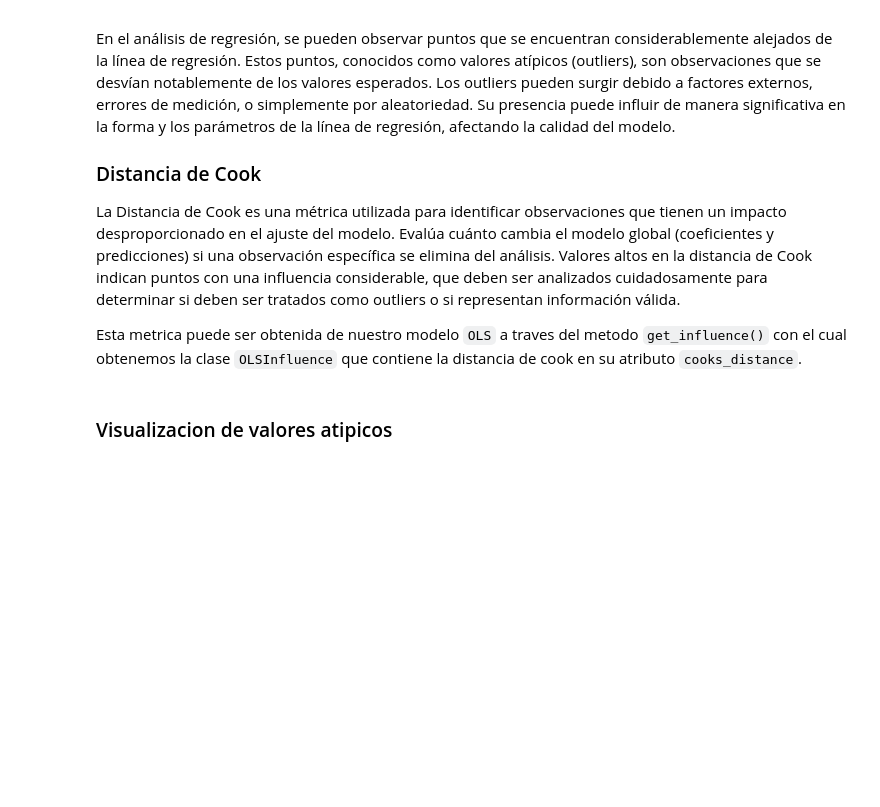
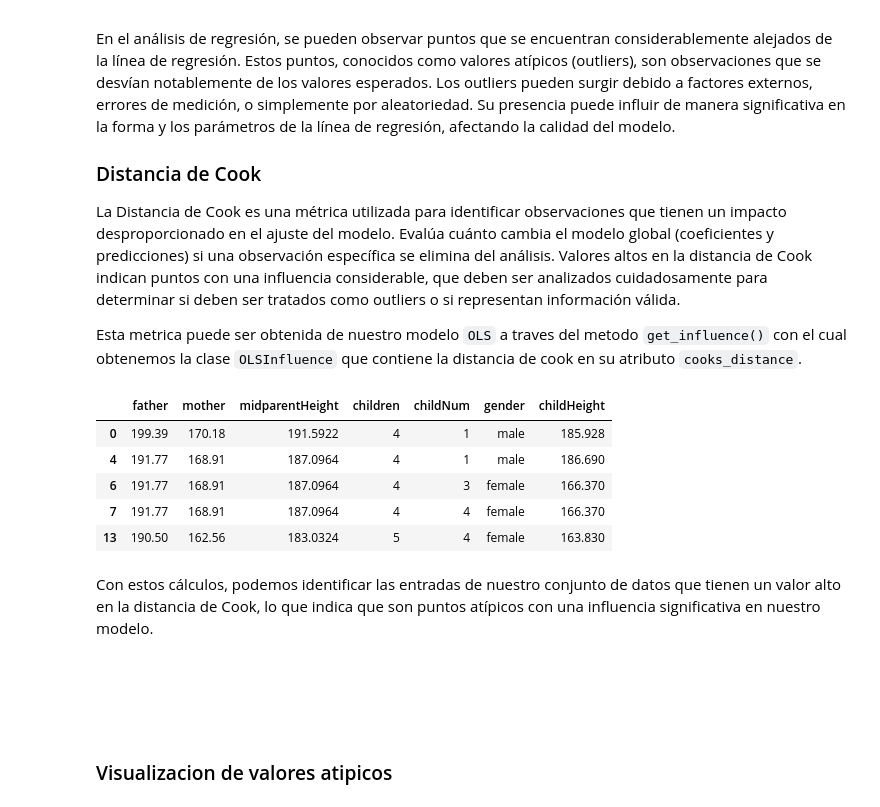
Before and after one commit to Void-CA/Linear-Regression, a Jupyter notebook: linearRegression.ipynb, the cells around one changed output. Drawn from its saved outputs; the diff is of its cells as text; code cells hidden in the pictures; blank space fills up the shorter version.

```diff
--- a/linearRegression.ipynb
+++ b/linearRegression.ipynb
@@ -130,12 +139,29 @@ La Distancia de Cook es una métrica utilizada para identificar observaciones qu
 Esta metrica puede ser obtenida de nuestro modelo `OLS` a traves del metodo `get_influence()` con el cual obtenemos la clase `OLSInfluence` que contiene la distancia de cook en su atributo `cooks_distance`.
 # %%
 import numpy as np
+
 # Obtener distancia de Cook de OLSInfluence
 cooks_distance = model.get_influence().cooks_distance[0]
 threshold_cooks = 4 / len(heights)  # Umbral para la distancia de Cook
 
 # Obtener índices de los outliers
 outliers = np.where(cooks_distance > threshold_cooks)[0]
+
+# Mostrar los primeros 5 outliers
+heights.iloc[outliers].head()
+# %% [output]
+|  | father | mother | midparentHeight | children | childNum | gender | childHeight |
+| 0 | 199.39 | 170.18 | 191.5922 | 4 | 1 | male | 185.928 |
+| 4 | 191.77 | 168.91 | 187.0964 | 4 | 1 | male | 186.690 |
+| 6 | 191.77 | 168.91 | 187.0964 | 4 | 3 | female | 166.370 |
+| 7 | 191.77 | 168.91 | 187.0964 | 4 | 4 | female | 166.370 |
+| 13 | 190.50 | 162.56 | 183.0324 | 5 | 4 | female | 163.830 |
+# %% [markdown]
+Con estos cálculos, podemos identificar las entradas de nuestro conjunto de datos que tienen un valor alto en la distancia de Cook, lo que indica que son puntos atípicos con una influencia significativa en nuestro modelo.
+# %% [markdown]
+&nbsp;
+<div style="height: 30px;"></div>
+&nbsp;
 # %% [markdown]
 ### Visualizacion de valores atipicos
 # %%
```
Also changed, not shown: parts of 15 cells of this notebook, 2 other files.
